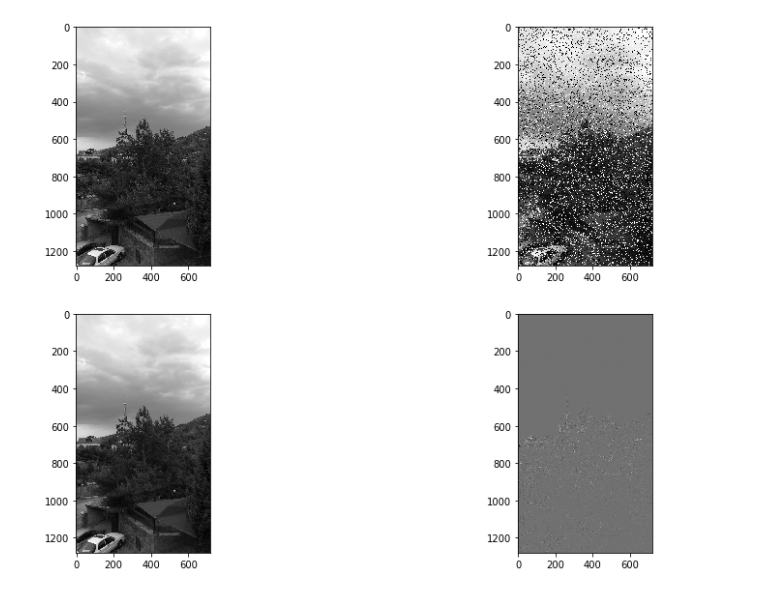
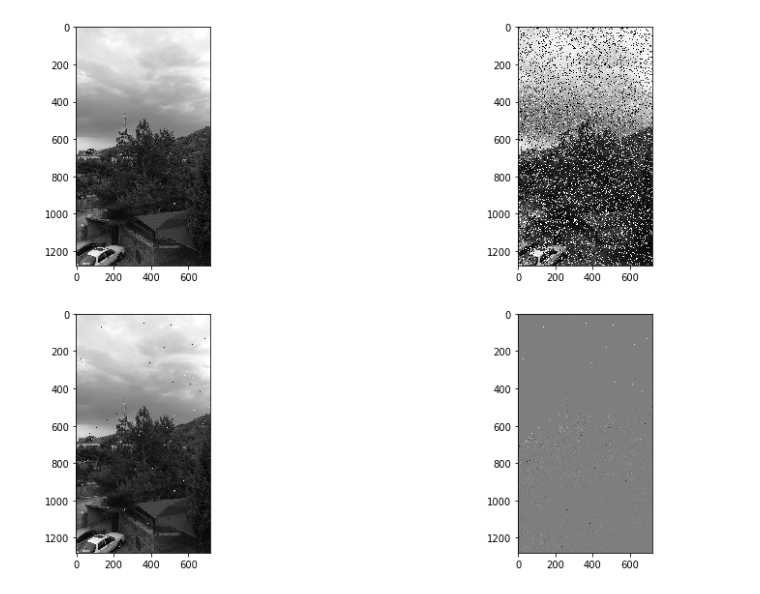
Before and after one commit to SpeedSick/ComputerVision, a Jupyter notebook: midterm/task3.ipynb, the cells around one changed output. Drawn from its saved outputs; the diff is of its cells as text; code cells hidden in the pictures.

```diff
--- a/midterm/task3.ipynb
+++ b/midterm/task3.ipynb
@@ -15,32 +15,32 @@ def sp_noise(image,prob):
             rdn = random.random()
             if rdn < prob:
                 output[i][j] = 0
             elif rdn > thres:
                 output[i][j] = 255
             else:
                 output[i][j] = image[i][j]
     return output
 
 
 image = img.imread('./photo_4.jpg' ,mode ='F')
 
 image2 = sp_noise(image, 0.10)
 
-image3 =  ndimage.median_filter(image, 3)
+image3 =  ndimage.median_filter(image2, 3)
 
 fig = plt.figure(figsize=(15,10))
 
 plt.subplot(221)
 plt.imshow(image,cmap='gray')
 plt.subplot(222)
 plt.imshow(image2,cmap='gray')
 
 plt.subplot(223)
 plt.imshow(image3,cmap='gray')
 
 plt.subplot(224)
 plt.imshow(image-image3,cmap='gray')
 
 plt.show()
 # %% [output]
-[figure, old version]
+[figure, new version]
```
Also changed, not shown: 1 other file.
